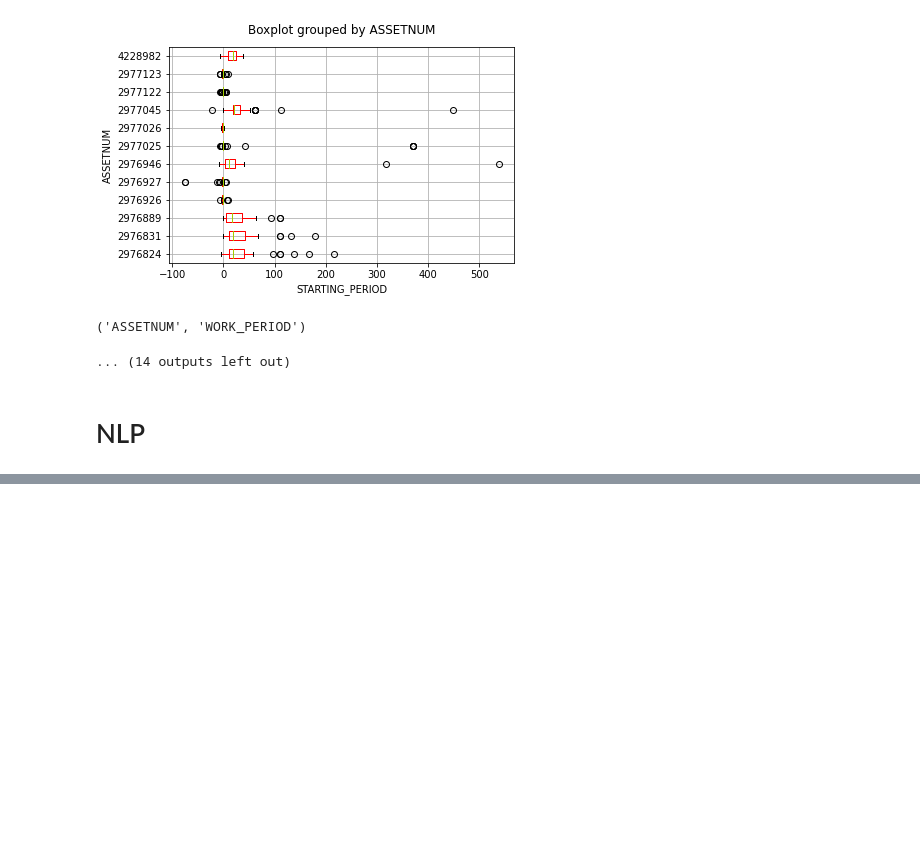
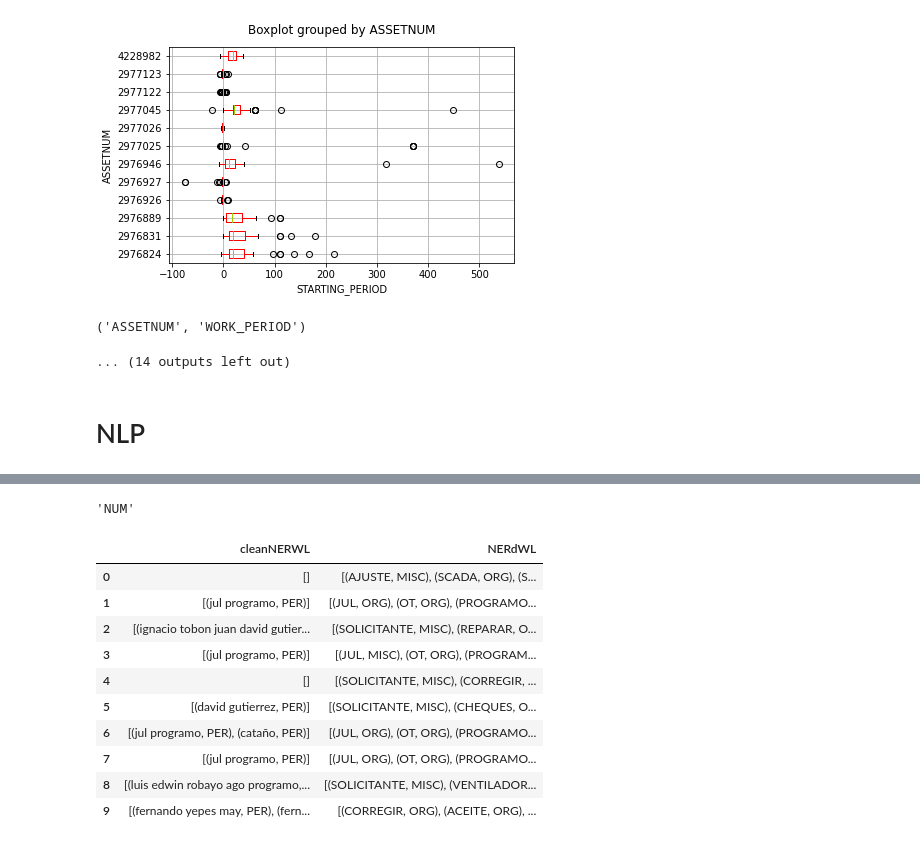
Before and after one commit to juanseleon1/DS4-Team74, a Jupyter notebook: PythonFiles/juan/Juan.ipynb, the cells around one changed output, grey strips where cells are left out. Cells and saved outputs as stored; diff of their text form; code cells hidden in the pictures; blank space fills up the shorter version.

```diff
--- a/PythonFiles/juan/Juan.ipynb
+++ b/PythonFiles/juan/Juan.ipynb
@@ -236,0 +321,3 @@ wo_proc["WORKLOG"] = wo_proc["WORKLOG"]
+# %%
+pd.set_option('display.max_colwidth', None)
+merge_nlp[["WORKLOG",'cleanWL']].head(2)
@@ -236,0 +365,13 @@ wo_proc["WORKLOG"] = wo_proc["WORKLOG"]
+# %%
+import spacy
+nlp = spacy.load("es_core_news_sm")
+
+def spacy_tagger(text,nlp):
+    doc = nlp(text)
+    return [(w.text, w.pos_) for w in doc]
+
+
+merge_nlp['cleanTaggedWL'] = merge_nlp['cleanWL'].apply(lambda x: spacy_tagger(x,nlp))
+merge_nlp['taggedWL'] = merge_nlp['WORKLOG'].apply(lambda x: spacy_tagger(x,nlp))
+
+merge_nlp.head(2)
@@ -236,0 +382,36 @@ wo_proc["WORKLOG"] = wo_proc["WORKLOG"]
+# %%
+sentence=merge_nlp['cleanTaggedWL'].head(1).iloc[0]
+sentence[0][1]
+# %% [output]
+'NUM'
+# %%
+import spacy.displacy as displacy
+#sentence=merge_nlp['cleanWL'].head(1).iloc[0]
+"""sentence=merge_nlp['WORKLOG'].head(1).iloc[0]
+print(sentence)
+doc=nlp(sentence)
+for word in doc:
+    print(word.text, word.pos_)"""
+
+def spacy_NER(text,nlp):
+    doc = nlp(text)
+    return [(w.text, w.label_) for w in doc.ents]
+
+
+nlp = spacy.load("es_core_news_sm")
+merge_nlp['cleanNERWL'] = merge_nlp['cleanWL'].apply(lambda x: spacy_NER(x,nlp))
+merge_nlp['NERdWL'] = merge_nlp['WORKLOG'].apply(lambda x: spacy_NER(x,nlp))
+# %%
+merge_nlp[["cleanNERWL","NERdWL"]].head(10)
+# %% [output]
+|  | cleanNERWL | NERdWL |
+| 0 | [] | [(AJUSTE, MISC), (SCADA, ORG), (S... |
+| 1 | [(jul programo, PER)] | [(JUL, ORG), (OT, ORG), (PROGRAMO... |
+| 2 | [(ignacio tobon juan david gutier... | [(SOLICITANTE, MISC), (REPARAR, O... |
+| 3 | [(jul programo, PER)] | [(JUL, MISC), (OT, ORG), (PROGRAM... |
+| 4 | [] | [(SOLICITANTE, MISC), (CORREGIR, ... |
+| 5 | [(david gutierrez, PER)] | [(SOLICITANTE, MISC), (CHEQUES, O... |
+| 6 | [(jul programo, PER), (cataño, PER)] | [(JUL, ORG), (OT, ORG), (PROGRAMO... |
+| 7 | [(jul programo, PER)] | [(JUL, ORG), (OT, ORG), (PROGRAMO... |
+| 8 | [(luis edwin robayo ago programo,... | [(SOLICITANTE, MISC), (VENTILADOR... |
+| 9 | [(fernando yepes may, PER), (fern... | [(CORREGIR, ORG), (ACEITE, ORG), ... |
```
Also changed, not shown: parts of 9 cells of this notebook, 5 other files.
